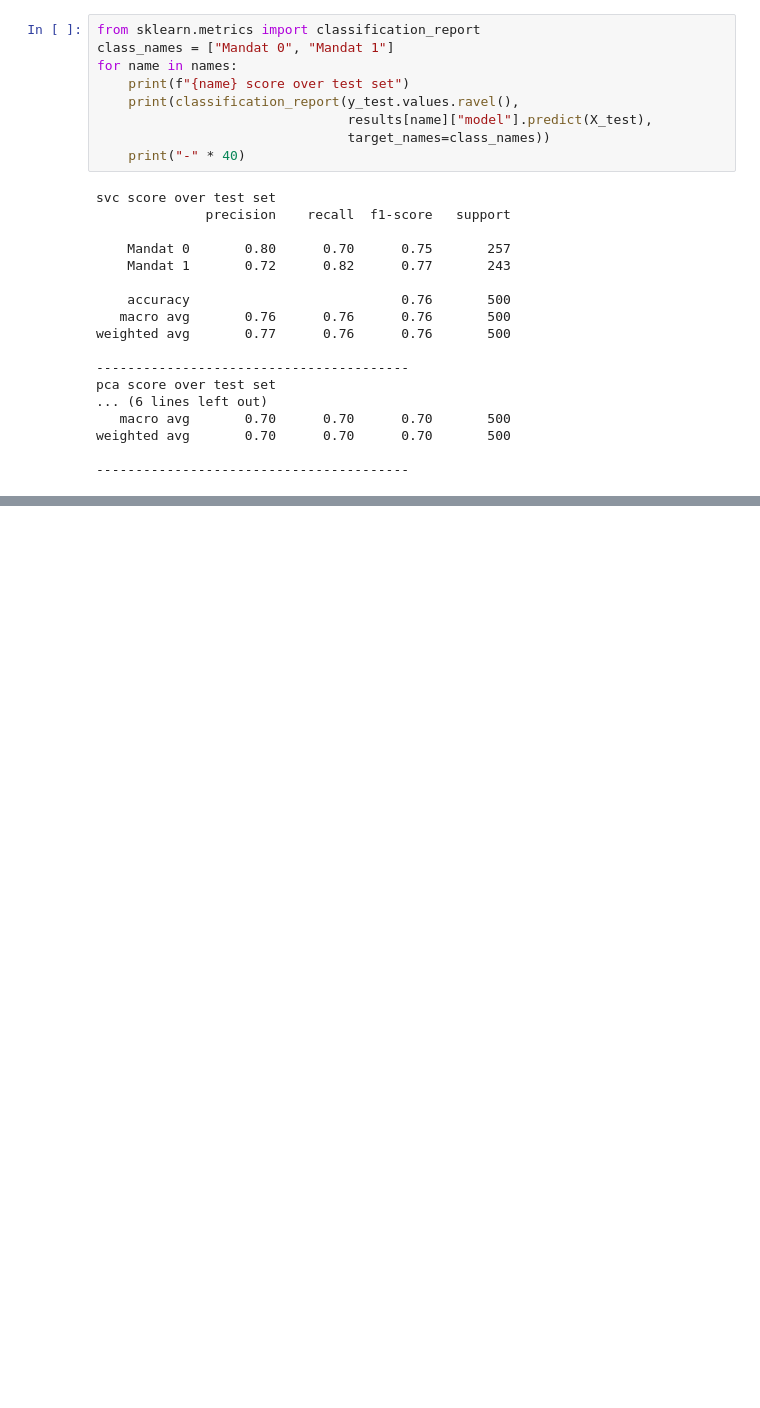
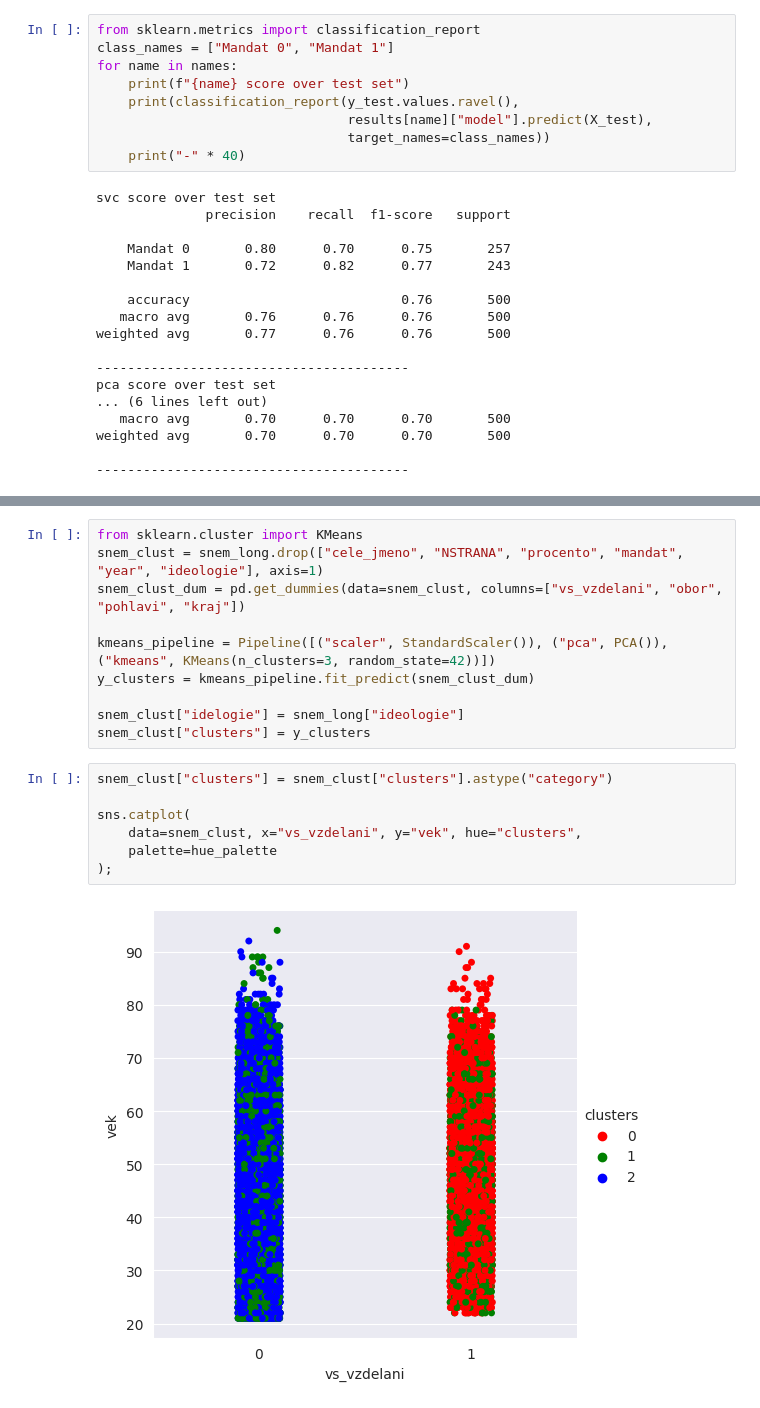
Before and after one commit to rmnskb/cz-elections, a Jupyter notebook: cz_elections_analysis.ipynb, the cells around one changed output, grey strips where cells are left out. Cells and saved outputs as stored; diff of their text form; blank space fills up the shorter version.

```diff
--- a/cz_elections_analysis.ipynb
+++ b/cz_elections_analysis.ipynb
@@ -477,0 +514,19 @@ RocCurveDisplay.from_predictions(y_test, pca_pred);
+# %%
+from sklearn.cluster import KMeans
+snem_clust = snem_long.drop(["cele_jmeno", "NSTRANA", "procento", "mandat", "year", "ideologie"], axis=1)
+snem_clust_dum = pd.get_dummies(data=snem_clust, columns=["vs_vzdelani", "obor", "pohlavi", "kraj"])
+
+kmeans_pipeline = Pipeline([("scaler", StandardScaler()), ("pca", PCA()), ("kmeans", KMeans(n_clusters=3, random_state=42))])
+y_clusters = kmeans_pipeline.fit_predict(snem_clust_dum)
+
+snem_clust["idelogie"] = snem_long["ideologie"]
+snem_clust["clusters"] = y_clusters
+# %%
+snem_clust["clusters"] = snem_clust["clusters"].astype("category")
+
+sns.catplot(
+    data=snem_clust, x="vs_vzdelani", y="vek", hue="clusters",
+    palette=hue_palette
+);
+# %% [output]
+[figure, added]
```
Also changed, not shown: parts of 8 cells of this notebook.
